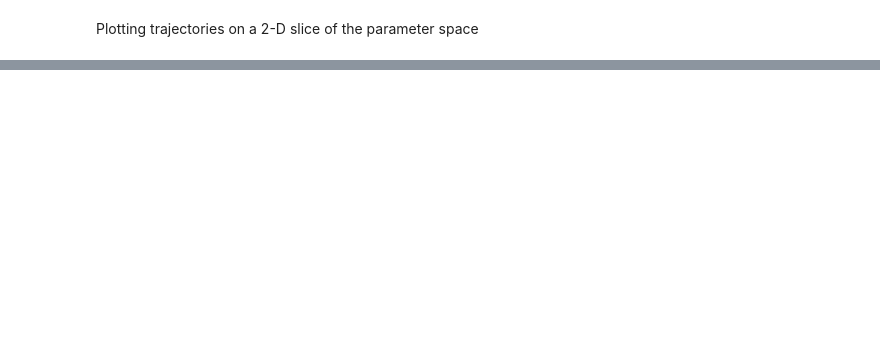
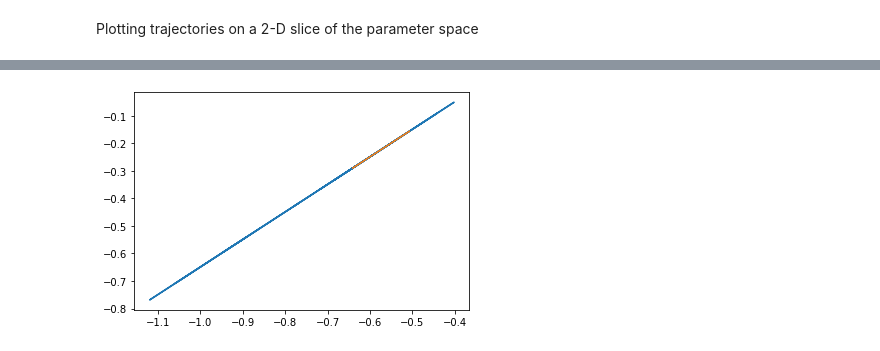
Before and after one commit to stewy33/Learning-to-Optimize, a Jupyter notebook: experiments.ipynb, the cells around one changed output, grey strips where cells are left out. Drawn from its saved outputs; the diff is of its cells as text; code cells hidden in the pictures; blank space fills up the shorter version.

```diff
--- a/experiments.ipynb
+++ b/experiments.ipynb
@@ -180,0 +170,2 @@ IndexError: too many indices for array
+# %%
+lr_policy.learn(total_timesteps=20 * iterations * len(dataset))
@@ -180,0 +174,33 @@ IndexError: too many indices for array
+# %%
+lr_tune = {
+    "sgd": {"hyperparams": {"lr": 5e-2}},
+    "momentum": {"hyperparams": {"lr": 1e-1, "momentum": 0.7}},
+    "adam": {"hyperparams": {"lr": 5e-1}}
+}
+# %%
+problem = benchmark.logistic_regression()
+
+model0 = problem["model0"]
+obj_function = problem["obj_function"]
+# %%
+iterations = 40
+
+# SGD
+sgd_vals, sgd_traj = benchmark.run_optimizer(
+    torch.optim.SGD, problem, iterations, lr_tune['sgd']['hyperparams'])
+print(f'SGD optimum: {sgd_vals.min()}')
+
+# Momentum
+momentum_vals, momentum_traj = benchmark.run_optimizer(
+    torch.optim.SGD, problem, iterations, lr_tune['momentum']['hyperparams'])
+print(f'Momentum optimum: {momentum_vals.min()}')
+
+# Adam
+adam_vals, adam_traj = benchmark.run_optimizer(
+    torch.optim.Adam, problem, iterations, lr_tune['adam']['hyperparams'])
+print(f'Adam optimum: {adam_vals.min()}')
+
+# Autonomous optimizer
+ao_vals, ao_traj = benchmark.run_optimizer(
+    autonomous_optimizer.AutonomousOptimizer, problem, iterations, {"policy": lr_policy})
+print(f'Autonomous Optimizer optimum: {ao_vals.min()}')
@@ -180,0 +285,8 @@ IndexError: too many indices for array
+# %%
+w1, w2 = zip(*[get_weights(model) for model in ao_traj])
+plt.plot(w1, w2)
+w1, w2 = zip(*[get_weights(model) for model in ao_traj[:2]])
+plt.plot(w1, w2)
+plt.show()
+# %% [output]
+[figure, added]
```
Also changed, not shown: parts of 23 cells of this notebook, 2 other files.
